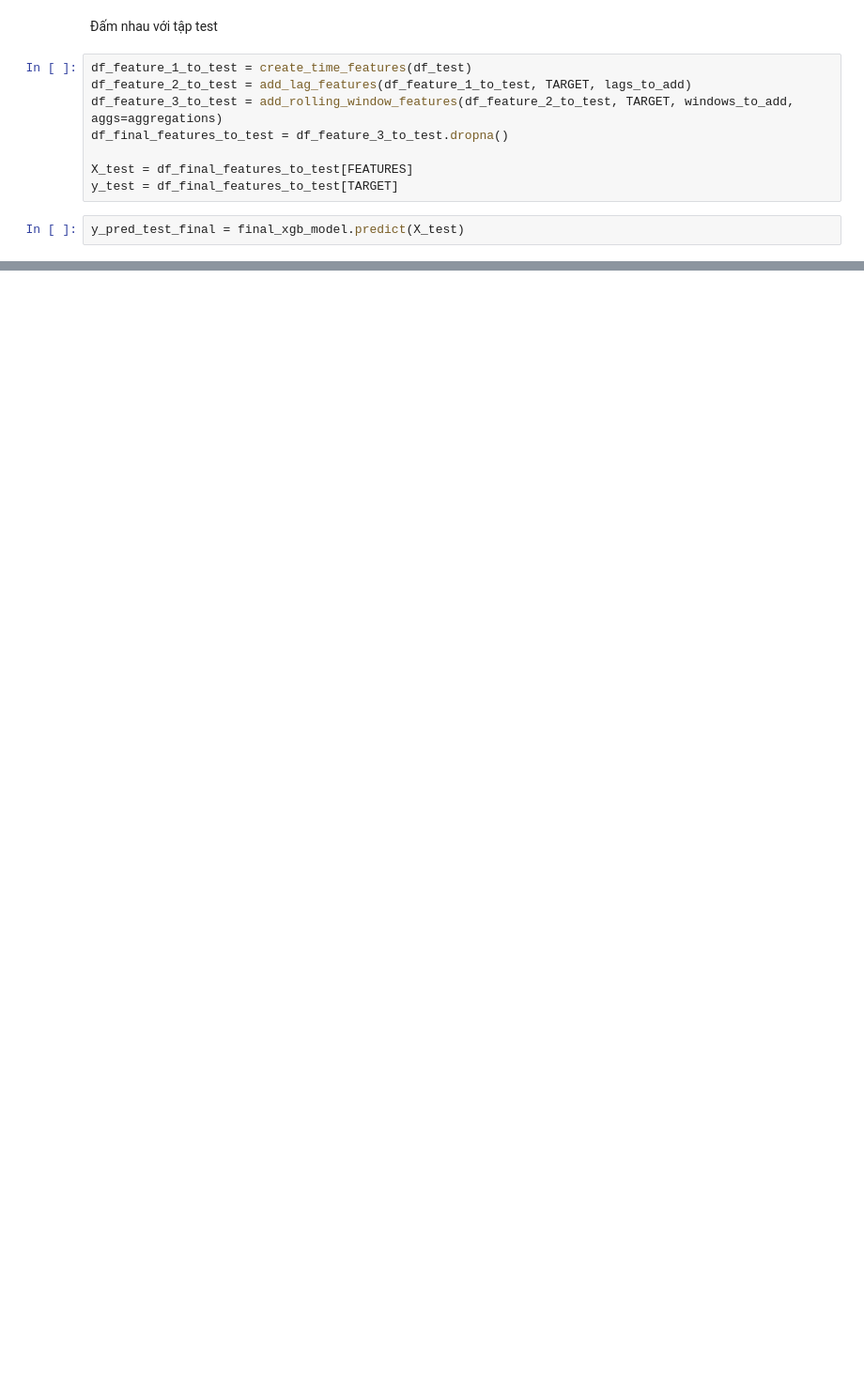
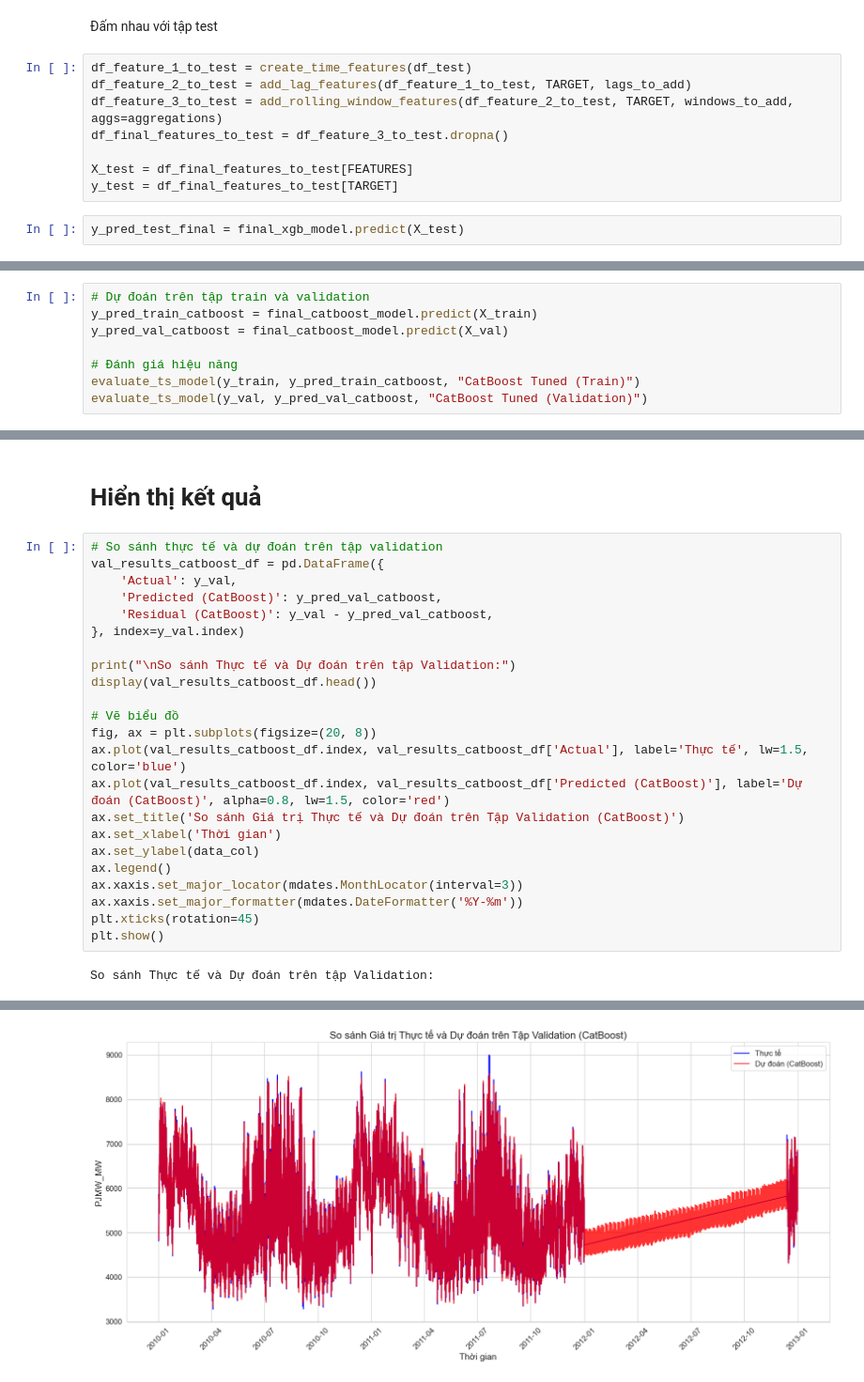
Before and after one commit to tranchienthang30/BTL_DataScience, a Jupyter notebook: pjmw_consumption.ipynb, the cells around one changed output, grey strips where cells are left out. Shown at 94% size. Saved outputs shown, nothing was run; the diff lists cells and outputs as text; blank space fills up the shorter version.

Commit message:
catBoost

```diff
--- a/pjmw_consumption.ipynb
+++ b/pjmw_consumption.ipynb
@@ -839,0 +964,8 @@ Phân tích Phần dư (Residuals) trên tập test:
+# %%
+# Dự đoán trên tập train và validation
+y_pred_train_catboost = final_catboost_model.predict(X_train)
+y_pred_val_catboost = final_catboost_model.predict(X_val)
+
+# Đánh giá hiệu năng
+evaluate_ts_model(y_train, y_pred_train_catboost, "CatBoost Tuned (Train)")
+evaluate_ts_model(y_val, y_pred_val_catboost, "CatBoost Tuned (Validation)")
@@ -839,0 +992,27 @@ Phân tích Phần dư (Residuals) trên tập test:
+# %% [markdown]
+# Hiển thị kết quả
+# %%
+# So sánh thực tế và dự đoán trên tập validation
+val_results_catboost_df = pd.DataFrame({
+    'Actual': y_val,
+    'Predicted (CatBoost)': y_pred_val_catboost,
+    'Residual (CatBoost)': y_val - y_pred_val_catboost,
+}, index=y_val.index)
+
+print("\nSo sánh Thực tế và Dự đoán trên tập Validation:")
+display(val_results_catboost_df.head())
+
+# Vẽ biểu đồ
+fig, ax = plt.subplots(figsize=(20, 8))
+ax.plot(val_results_catboost_df.index, val_results_catboost_df['Actual'], label='Thực tế', lw=1.5, color='blue')
+ax.plot(val_results_catboost_df.index, val_results_catboost_df['Predicted (CatBoost)'], label='Dự đoán (CatBoost)', alpha=0.8, lw=1.5, color='red')
+ax.set_title('So sánh Giá trị Thực tế và Dự đoán trên Tập Validation (CatBoost)')
+ax.set_xlabel('Thời gian')
+ax.set_ylabel(data_col)
+ax.legend()
+ax.xaxis.set_major_locator(mdates.MonthLocator(interval=3))
+ax.xaxis.set_major_formatter(mdates.DateFormatter('%Y-%m'))
+plt.xticks(rotation=45)
+plt.show()
+# %% [output]
+So sánh Thực tế và Dự đoán trên tập Validation:
@@ -839,0 +1026 @@ Phân tích Phần dư (Residuals) trên tập test:
+[figure, added]
```
Also changed, not shown: parts of 50 cells of this notebook, 6 other files.
